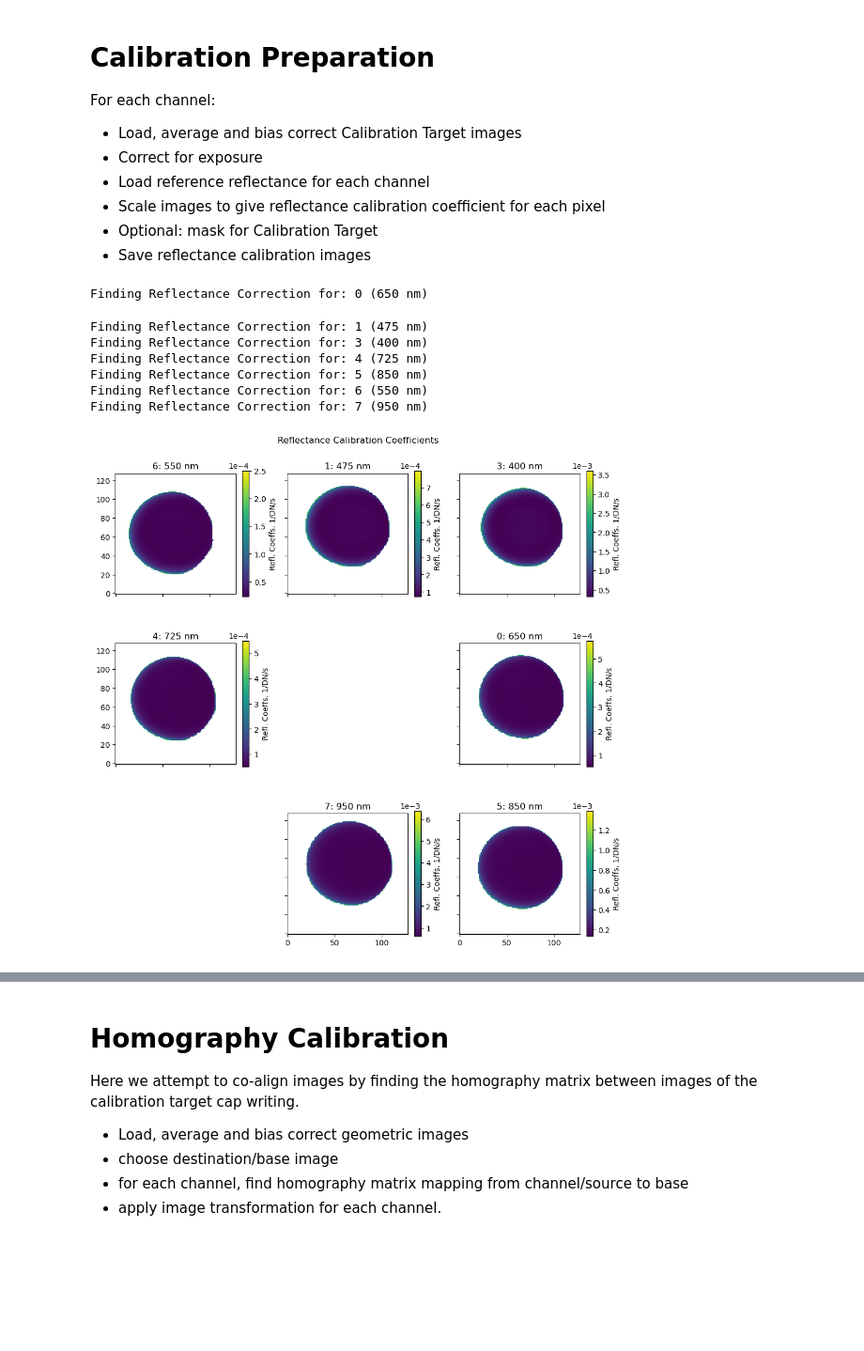
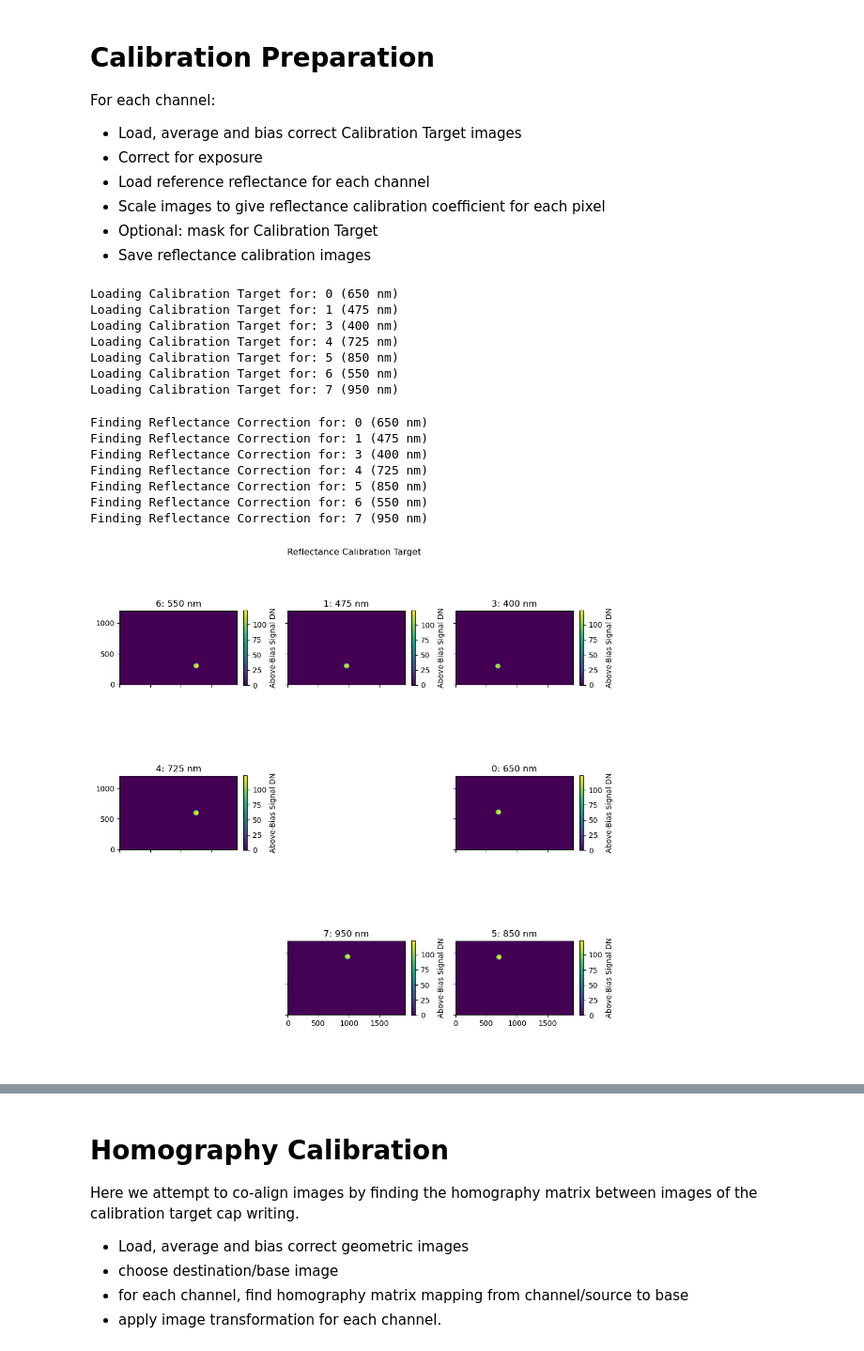
Before and after one commit to rbstabbins/orochi_simulator_control, a Jupyter notebook: notebooks/image_processing_26042023.ipynb, the cells around one changed output, grey strips where cells are left out. Shown at 94% size. Saved outputs shown, nothing was run; the diff lists cells and outputs as text; code cells hidden in the pictures; blank space fills up the shorter version.

```diff
--- a/notebooks/image_processing_26042023.ipynb
+++ b/notebooks/image_processing_26042023.ipynb
@@ -74,41 +49,22 @@ For each channel:
 - Scale images to give reflectance calibration coefficient for each pixel
 - Optional: mask for Calibration Target
 - Save reflectance calibration images
-# %%
-target = 'reflectance_calibration'
-channels = sorted(list(Path('..', 'data', target).glob('[!.]*')))
-cali_coeffs = {} # store the calibration objects in a dictionary
-title = 'Reflectance Calibration Coefficients'
-fig, ax = grid_plot(title)
-for channel_path in channels:
-    channel = channel_path.name
-    # load the calibration target images
-    cali = osp.LightImage(target, channel)
-    cali.image_load()
-    print(f'Finding Reflectance Correction for: {cali.camera} ({int(cali.cwl)} nm)')
-
-    # load the calibration target dark frames
-    dark_cali = osp.DarkImage(target, channel)
-    dark_cali.image_load()
-    # check the mean level
-
-    # subtract the dark frame
-    cali.dark_subtract(dark_cali)
-    # apply exposure correction
-    cali.correct_exposure()
-    # compute calibration coefficient image
-    cali_coeff = osp.CalibrationImage(cali)
-    cali_coeff.mask_target()
-    cali_coeff.compute_reflectance_coefficients()
-    cali_coeff.image_display(roi=True, ax=ax[cali_coeff.camera])
-    cali_coeffs[channel] = cali_coeff
-show_grid(fig, ax)
-# %% [output]
-Finding Reflectance Correction for: 0 (650 nm)
-Finding Reflectance Correction for: 1 (475 nm)
-Finding Reflectance Correction for: 3 (400 nm)
-Finding Reflectance Correction for: 4 (725 nm)
-Finding Reflectance Correction for: 5 (850 nm)
-Finding Reflectance Correction for: 6 (550 nm)
-Finding Reflectance Correction for: 7 (950 nm)
-[figure, removed]
+# %%
+cali_imgs = osp.load_reflectance_calibration('reflectance_calibration')
+cali_coeffs = osp.calibrate_reflectance(cali_imgs)
+# %% [output]
+Loading Calibration Target for: 0 (650 nm)
+Loading Calibration Target for: 1 (475 nm)
+Loading Calibration Target for: 3 (400 nm)
+Loading Calibration Target for: 4 (725 nm)
+Loading Calibration Target for: 5 (850 nm)
+Loading Calibration Target for: 6 (550 nm)
+Loading Calibration Target for: 7 (950 nm)
+Finding Reflectance Correction for: 0 (650 nm)
+Finding Reflectance Correction for: 1 (475 nm)
+Finding Reflectance Correction for: 3 (400 nm)
+Finding Reflectance Correction for: 4 (725 nm)
+Finding Reflectance Correction for: 5 (850 nm)
+Finding Reflectance Correction for: 6 (550 nm)
+Finding Reflectance Correction for: 7 (950 nm)
+[figure, added]
```
Also changed, not shown: parts of 41 cells of this notebook, 1 other file.
